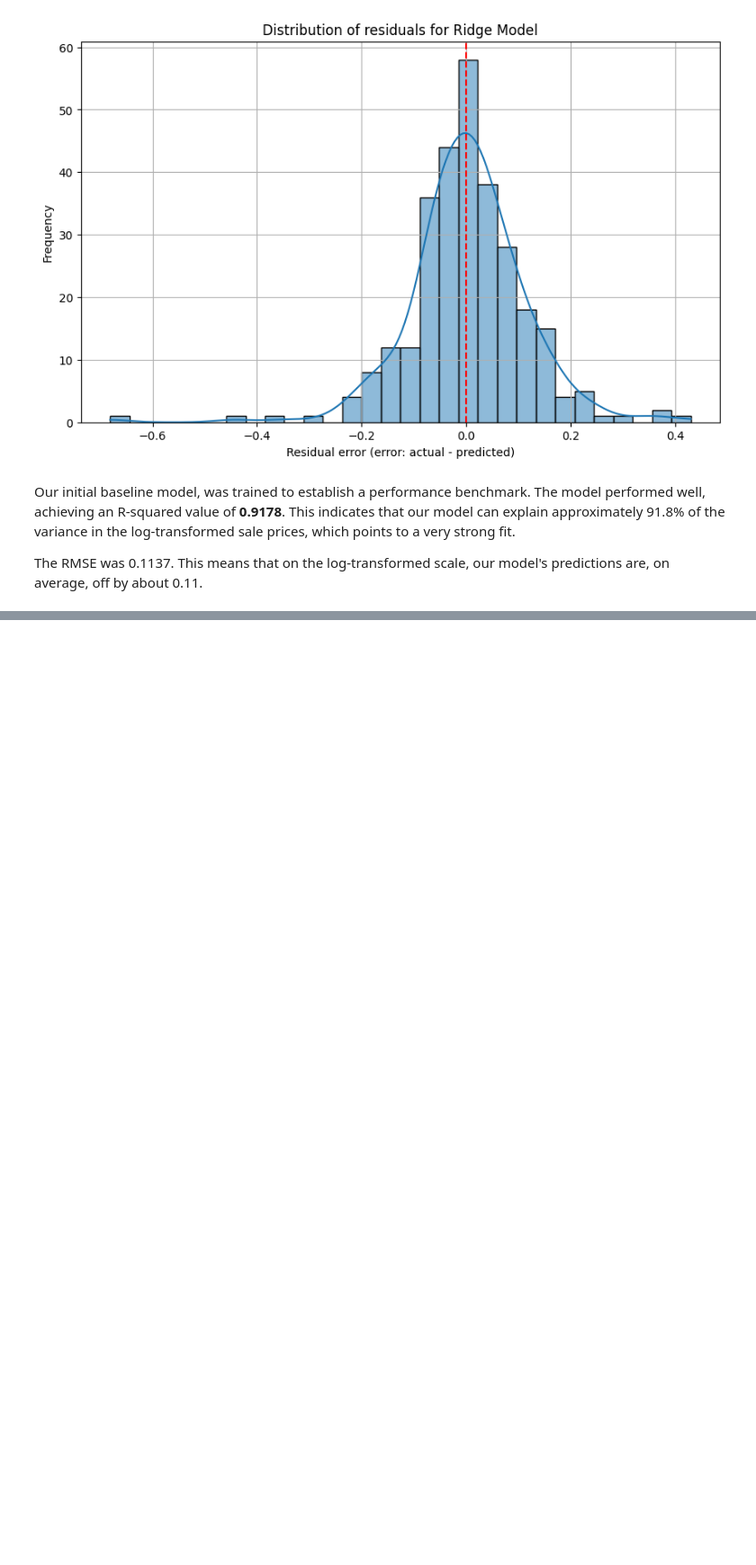
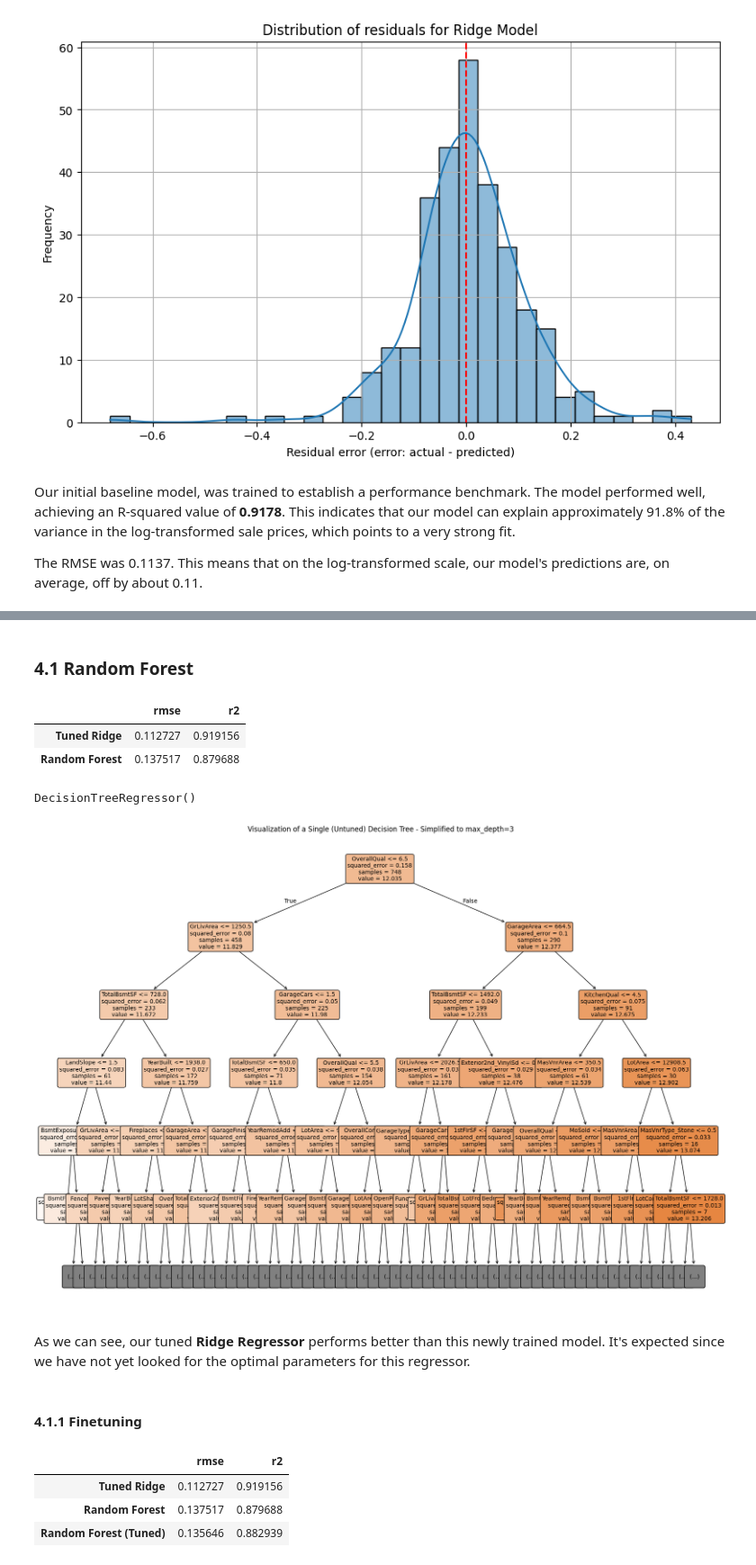
Before and after one commit to ilcors-dev/corsetti-house_prices_advanced_regression_techniques, a Jupyter notebook: challenge/main.ipynb, the cells around one changed output, grey strips where cells are left out. Shown at 90% size. Saved outputs shown, nothing was run; the diff lists cells and outputs as text; code cells hidden in the pictures; blank space fills up the shorter version.

```diff
--- a/challenge/main.ipynb
+++ b/challenge/main.ipynb
@@ -470,0 +582,57 @@ The RMSE was 0.1137. This means that on the log-transformed scale, our model's p
+# %% [markdown]
+### 4.1 Random Forest
+# %%
+from sklearn.ensemble import RandomForestRegressor
+
+models['random_forest']['model'] = RandomForestRegressor(random_state=random_state)
+
+models['random_forest']['model'].fit(X_train, y_train)
+
+models['random_forest']['prediction'] = models['random_forest']['model'].predict(X_test)
+
+models['random_forest']['metrics']['mse'] = mean_squared_error(y_test, models['random_forest']['prediction'])
+models['random_forest']['metrics']['rmse'] = np.sqrt(models['random_forest']['metrics']['mse'])
+models['random_forest']['metrics']['r2'] = r2_score(y_test, models['random_forest']['prediction'])
+# %%
+comparison_data = {
+    'Tuned Ridge': {
+        'rmse': models['ridge_best']['metrics']['rmse'],
+        'r2': models['ridge_best']['metrics']['r2']
+    },
+    'Random Forest': {
+        'rmse': models['random_forest']['metrics']['rmse'],
+        'r2': models['random_forest']['metrics']['r2']
+    }
+}
+
+comparison_df = pd.DataFrame.from_dict(comparison_data, orient='index')
+
+comparison_df
+# %% [output]
+|  | rmse | r2 |
+| Tuned Ridge | 0.112727 | 0.919156 |
+| Random Forest | 0.137517 | 0.879688 |
+# %%
+models['random_forest']['model'].estimator
+# %% [output]
+DecisionTreeRegressor()
+# %%
+from sklearn.tree import plot_tree
+
+tree = models['random_forest']['model'].estimators_[0]
+
+plt.figure(figsize=(20, 15))
+plot_tree(tree,
+          feature_names=X.columns,
+          filled=True,
+          rounded=True,
+          max_depth=5,
+          fontsize=10)
+plt.title("Visualization of a Single (Untuned) Decision Tree - Simplified to max_depth=3")
+plt.show()
+# %% [output]
+[figure, added]
+# %% [markdown]
+As we can see, our tuned **Ridge Regressor** performs better than this newly trained model. It's expected since we have not yet looked for the optimal parameters for this regressor.
+# %% [markdown]
+#### 4.1.1 Finetuning
@@ -470,0 +659,20 @@ The RMSE was 0.1137. This means that on the log-transformed scale, our model's p
+# %%
+models['random_forest_best']['prediction'] = models['random_forest_best']['model'].predict(X_test)
+
+models['random_forest_best']['metrics']['mse'] = mean_squared_error(y_test, models['random_forest_best']['prediction'])
+models['random_forest_best']['metrics']['rmse'] = np.sqrt(models['random_forest_best']['metrics']['mse'])
+models['random_forest_best']['metrics']['r2'] = r2_score(y_test, models['random_forest_best']['prediction'])
+
+comparison_data['Random Forest (Tuned)'] = {
+    'rmse': models['random_forest_best']['metrics']['rmse'],
+    'r2': models['random_forest_best']['metrics']['r2']
+}
+
+comparison_df = pd.DataFrame.from_dict(comparison_data, orient='index')
+
+comparison_df
+# %% [output]
+|  | rmse | r2 |
+| Tuned Ridge | 0.112727 | 0.919156 |
+| Random Forest | 0.137517 | 0.879688 |
+| Random Forest (Tuned) | 0.135646 | 0.882939 |
```
Also changed, not shown: parts of 32 cells of this notebook, 1 other file.
